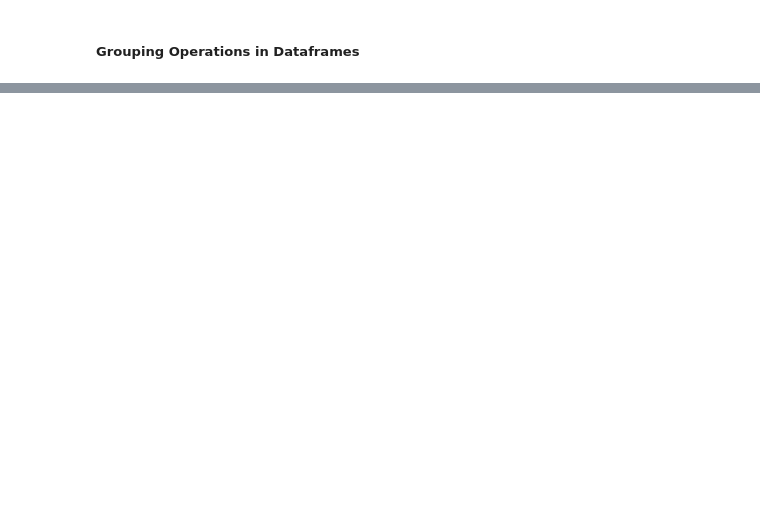
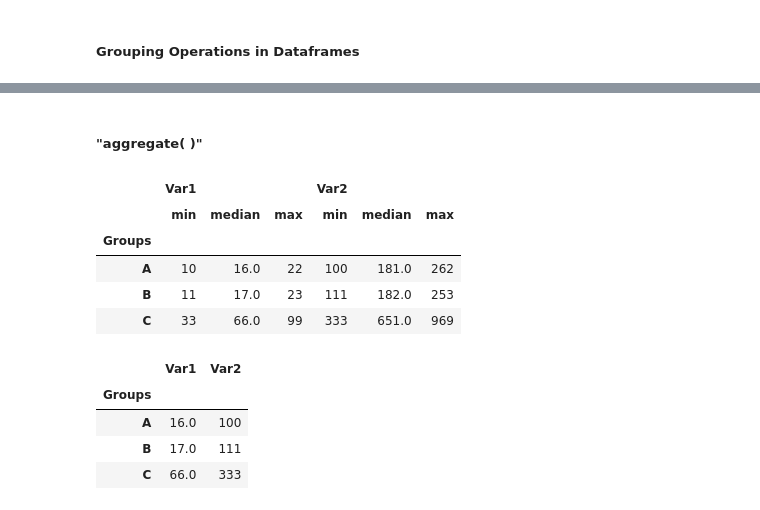
Before and after one commit to SparrowHere/Python-Self-Study-Notebook, a Jupyter notebook: Python Programming Basics.ipynb, the cells around one changed output, grey strips where cells are left out. Cells and saved outputs as stored; diff of their text form; code cells hidden in the pictures; blank space fills up the shorter version.

```diff
--- a/Python Programming Basics.ipynb
+++ b/Python Programming Basics.ipynb
@@ -4673,0 +4676,6 @@ Name: distance, dtype: float64
+# %%
+import pandas as pd
+import numpy as np
+
+df = pd.DataFrame({"Groups": ["A", "B", "C", "A", "B", "C"], "Var1": [10, 23, 33, 22, 11, 99], "Var2": [100, 253, 333, 262, 111, 969]})
+display(df)
@@ -4673,0 +4690,24 @@ Name: distance, dtype: float64
+# %% [markdown]
+##### "aggregate( )"
+# %%
+# If we need to execute an operation which is not pre-defined for a dataframe, we should use "aggregate()".
+
+display(df.groupby("Groups").aggregate(["min", np.median, max]))         # All the listed operations is executed for all the variables included in the categorical variable "Groups".
+
+# ( ! ) We usually prefer to use double quotes ("") for default operations which is included in Python's default library.
+
+# We can choose spesific operations for all the variables.
+
+display(df.groupby("Groups").aggregate({"Var1": np.median, "Var2": min}))
+# %% [output]
+|  | Var1 |  |  | Var2 |  |  |
+|  | min | median | max | min | median | max |
+| Groups |  |  |  |  |  |  |
+| A | 10 | 16.0 | 22 | 100 | 181.0 | 262 |
+| B | 11 | 17.0 | 23 | 111 | 182.0 | 253 |
+| C | 33 | 66.0 | 99 | 333 | 651.0 | 969 |
+|  | Var1 | Var2 |
+| Groups |  |  |
+| A | 16.0 | 100 |
+| B | 17.0 | 111 |
+| C | 66.0 | 333 |
```
Also changed, not shown: parts of 11 cells of this notebook, 1 other file.
